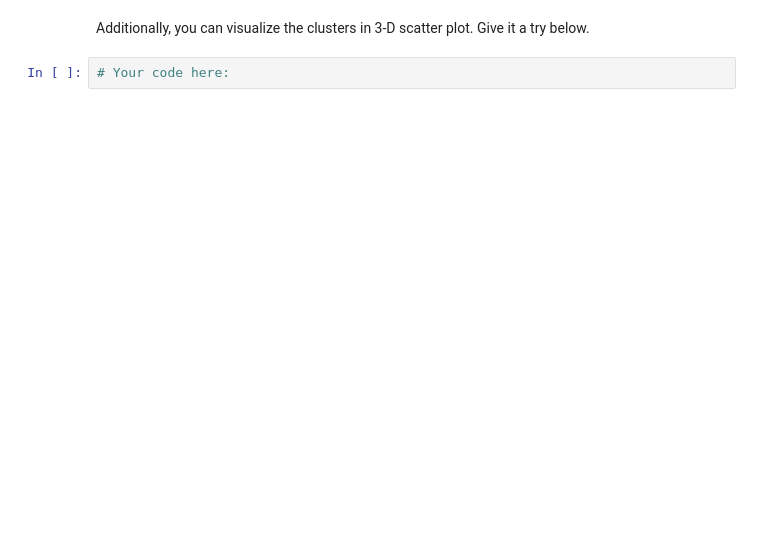
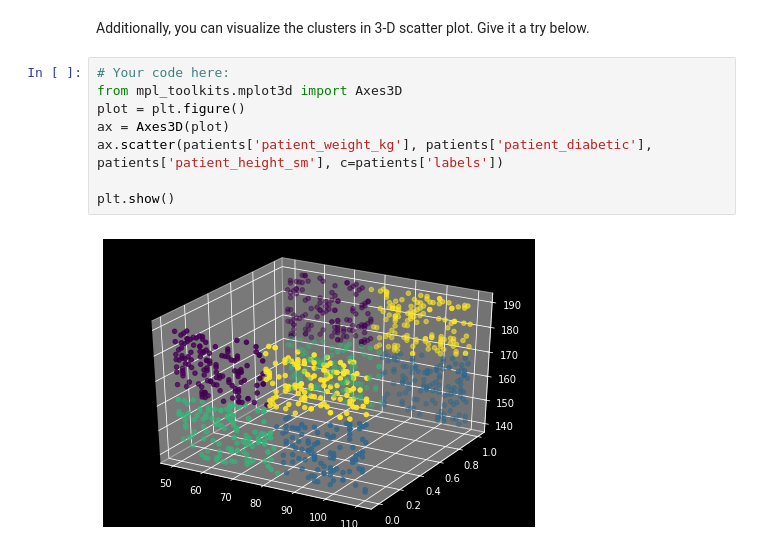
Before and after one commit to olavocarvalho/ironhack-codelabs, a Jupyter notebook: labs/module-3/lab-sklearn-and-unsupervised-learning/your-code/main.ipynb, the cells around one changed output. Drawn from its saved outputs; the diff is of its cells as text; blank space fills up the shorter version.

```diff
--- a/labs/module-3/lab-sklearn-and-unsupervised-learning/your-code/main.ipynb
+++ b/labs/module-3/lab-sklearn-and-unsupervised-learning/your-code/main.ipynb
@@ -407,4 +430,12 @@ If the scatter plot does not make any sense to you, it means the features you ch
 # %% [markdown]
 Additionally, you can visualize the clusters in 3-D scatter plot. Give it a try below.
-# %%
-# Your code here:
+# %%
+# Your code here:
+from mpl_toolkits.mplot3d import Axes3D
+plot = plt.figure()
+ax = Axes3D(plot)
+ax.scatter(patients['patient_weight_kg'], patients['patient_diabetic'], patients['patient_height_sm'], c=patients['labels'])
+
+plt.show()
+# %% [output]
+[figure, added]
```
Also changed, not shown: parts of 20 cells of this notebook.
